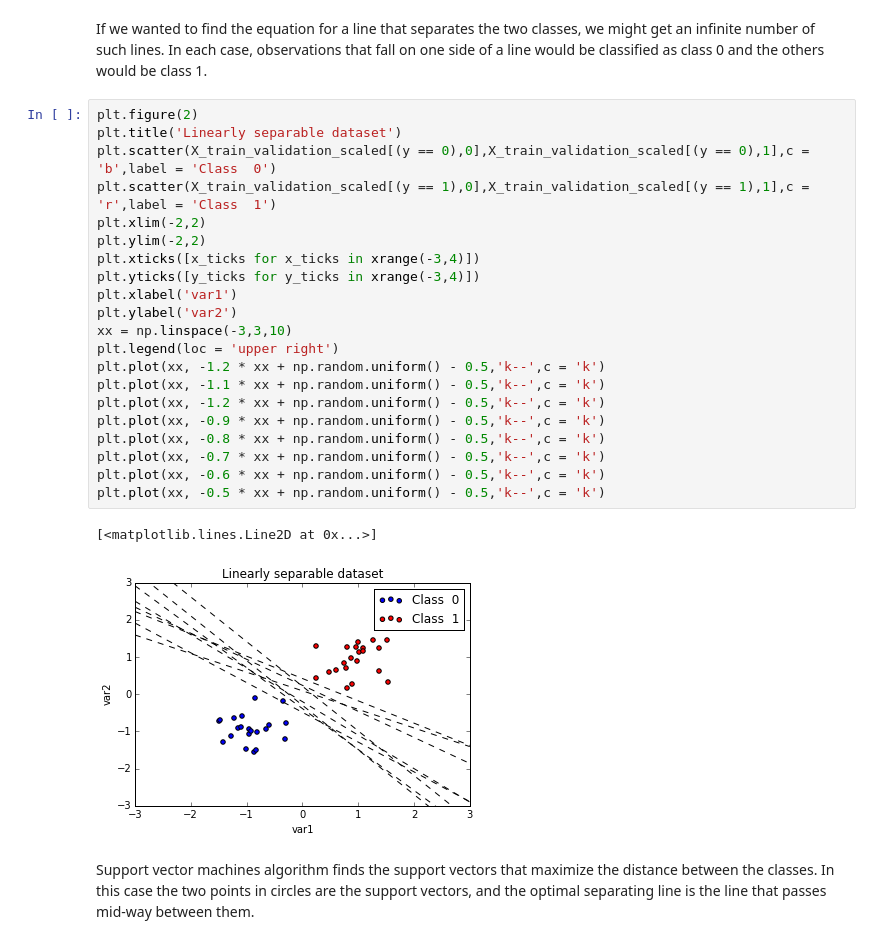
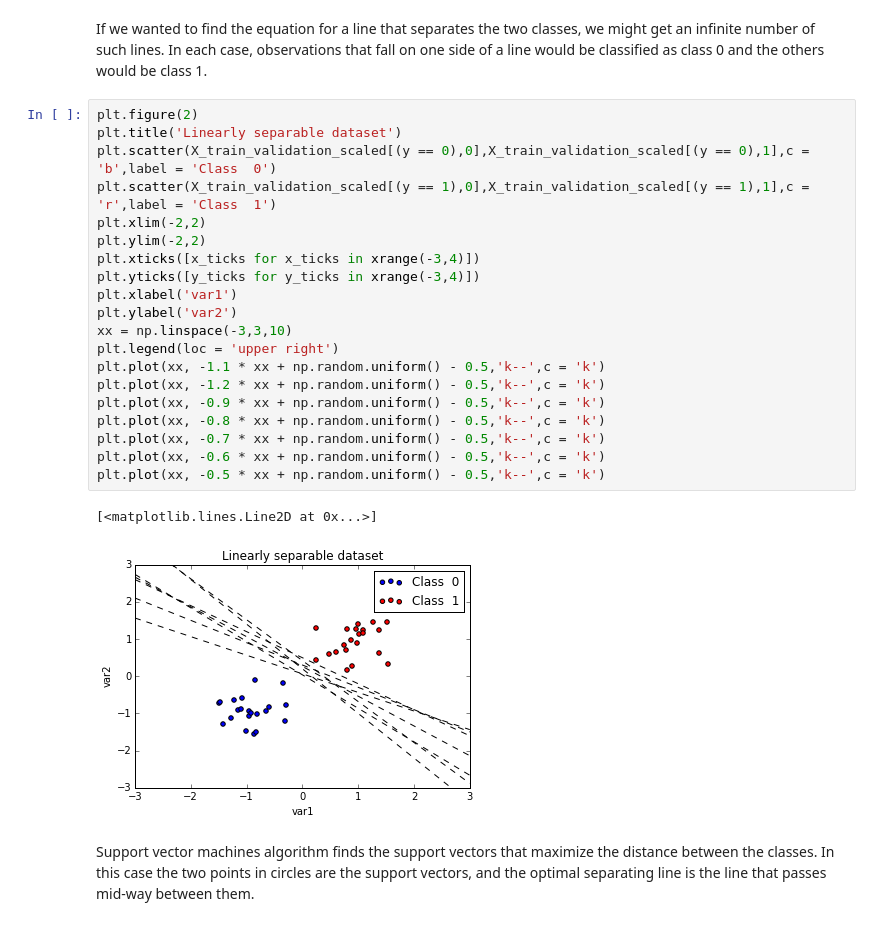
Before and after one commit to MustafaOguz/Machine-Learning, a Jupyter notebook: 9_SVM_Simple_Example_Linearly_Separable_Case.ipynb, the cells around one changed output. Cells and saved outputs as stored; diff of their text form.

```diff
--- a/9_SVM_Simple_Example_Linearly_Separable_Case.ipynb
+++ b/9_SVM_Simple_Example_Linearly_Separable_Case.ipynb
@@ -89,27 +89,26 @@ If we wanted to find the equation for a line that separates the two classes, we
 # %%
 plt.figure(2)
 plt.title('Linearly separable dataset')
 plt.scatter(X_train_validation_scaled[(y == 0),0],X_train_validation_scaled[(y == 0),1],c = 'b',label = 'Class  0')
 plt.scatter(X_train_validation_scaled[(y == 1),0],X_train_validation_scaled[(y == 1),1],c = 'r',label = 'Class  1')
 plt.xlim(-2,2)
 plt.ylim(-2,2)
 plt.xticks([x_ticks for x_ticks in xrange(-3,4)])
 plt.yticks([y_ticks for y_ticks in xrange(-3,4)])
 plt.xlabel('var1')
 plt.ylabel('var2')
 xx = np.linspace(-3,3,10)
 plt.legend(loc = 'upper right')
-plt.plot(xx, -1.2 * xx + np.random.uniform() - 0.5,'k--',c = 'k')
 plt.plot(xx, -1.1 * xx + np.random.uniform() - 0.5,'k--',c = 'k')
 plt.plot(xx, -1.2 * xx + np.random.uniform() - 0.5,'k--',c = 'k')
 plt.plot(xx, -0.9 * xx + np.random.uniform() - 0.5,'k--',c = 'k')
 plt.plot(xx, -0.8 * xx + np.random.uniform() - 0.5,'k--',c = 'k')
 plt.plot(xx, -0.7 * xx + np.random.uniform() - 0.5,'k--',c = 'k')
 plt.plot(xx, -0.6 * xx + np.random.uniform() - 0.5,'k--',c = 'k')
 plt.plot(xx, -0.5 * xx + np.random.uniform() - 0.5,'k--',c = 'k')
 # %% [output]
 [<matplotlib.lines.Line2D at 0x...>]
-[figure, old version]
+[figure, new version]
 # %% [markdown]
 Support vector machines algorithm finds the support vectors that maximize the distance between the classes. In this case the two points in circles are the support vectors, and the optimal separating line is the line that passes mid-way between them.
 # %%
```
Also changed, not shown: parts of 1 cell of this notebook.
